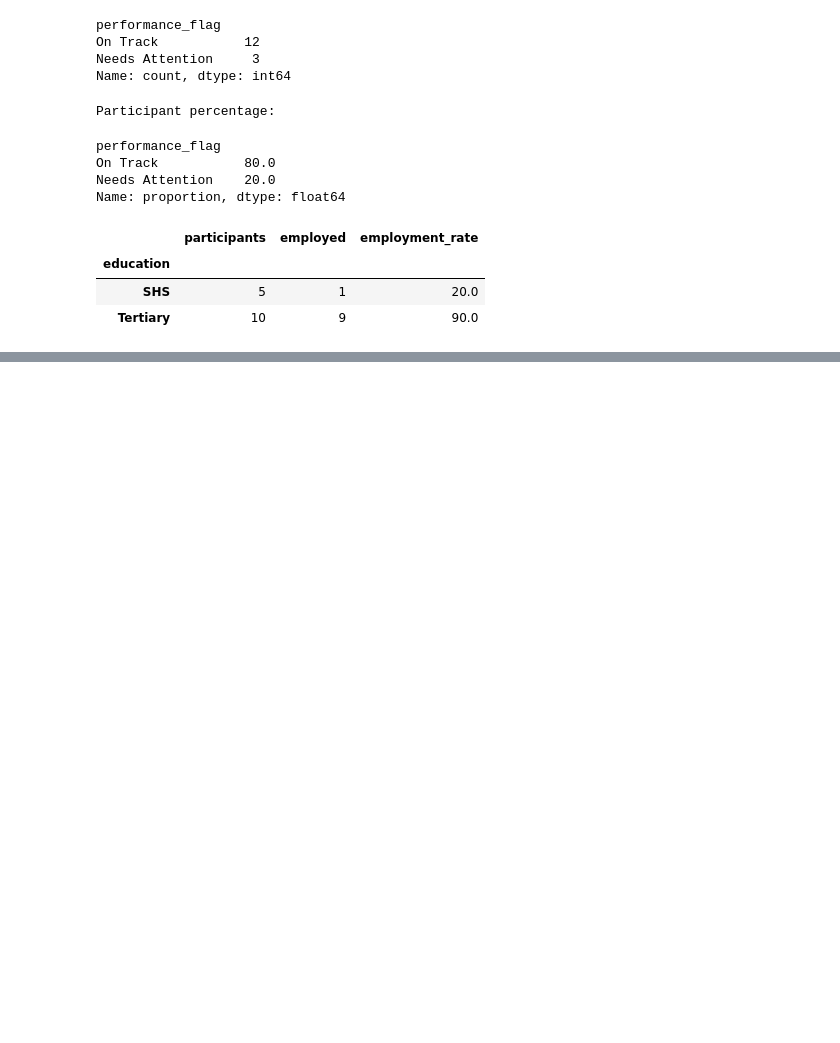
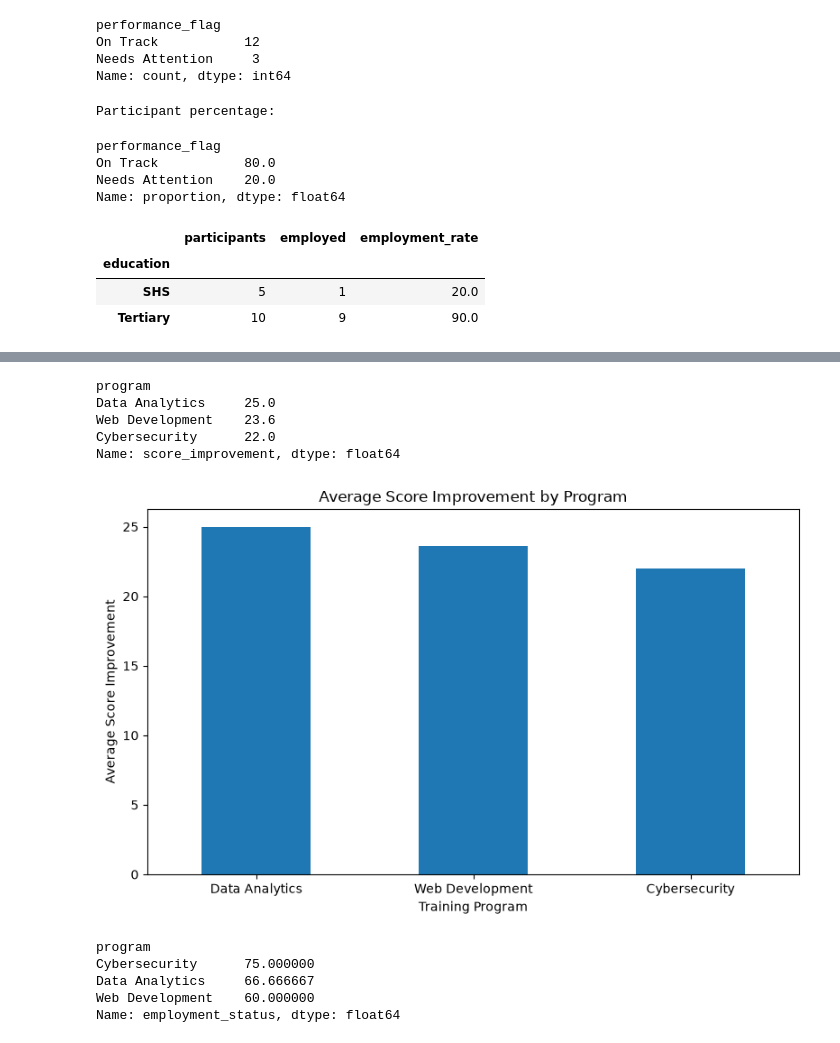
Before and after one commit to Lengman07/youth-skills-data-insights, a Jupyter notebook: notebooks/analysis.ipynb, the cells around one changed output, grey strips where cells are left out. Saved outputs shown, nothing was run; the diff lists cells and outputs as text; code cells hidden in the pictures; blank space fills up the shorter version.

```diff
--- a/notebooks/analysis.ipynb
+++ b/notebooks/analysis.ipynb
@@ -347,0 +378,46 @@ employment_by_education
+# %%
+# Calculate average learning improvement by training program
+program_improvement = (
+    df.groupby("program")["score_improvement"]
+    .mean()
+    .sort_values(ascending=False)
+)
+
+program_improvement
+# %% [output]
+program
+Data Analytics     25.0
+Web Development    23.6
+Cybersecurity      22.0
+Name: score_improvement, dtype: float64
+# %%
+# Visualize average score improvement by program
+
+plt.figure(figsize=(8, 5))
+
+program_improvement.plot(kind="bar")
+
+plt.title("Average Score Improvement by Program")
+plt.xlabel("Training Program")
+plt.ylabel("Average Score Improvement")
+plt.xticks(rotation=0)
+
+plt.tight_layout()
+plt.show()
+# %% [output]
+[figure, added]
+# %%
+# Calculate employment rate for each training program
+program_employment = (
+    df.groupby("program")["employment_status"]
+    .apply(lambda x: (x == "Employed").mean() * 100)
+    .sort_values(ascending=False)
+)
+
+program_employment
+# %% [output]
+program
+Cybersecurity      75.000000
+Data Analytics     66.666667
+Web Development    60.000000
+Name: employment_status, dtype: float64
```
Also changed, not shown: parts of 18 cells of this notebook, 4 other files.
